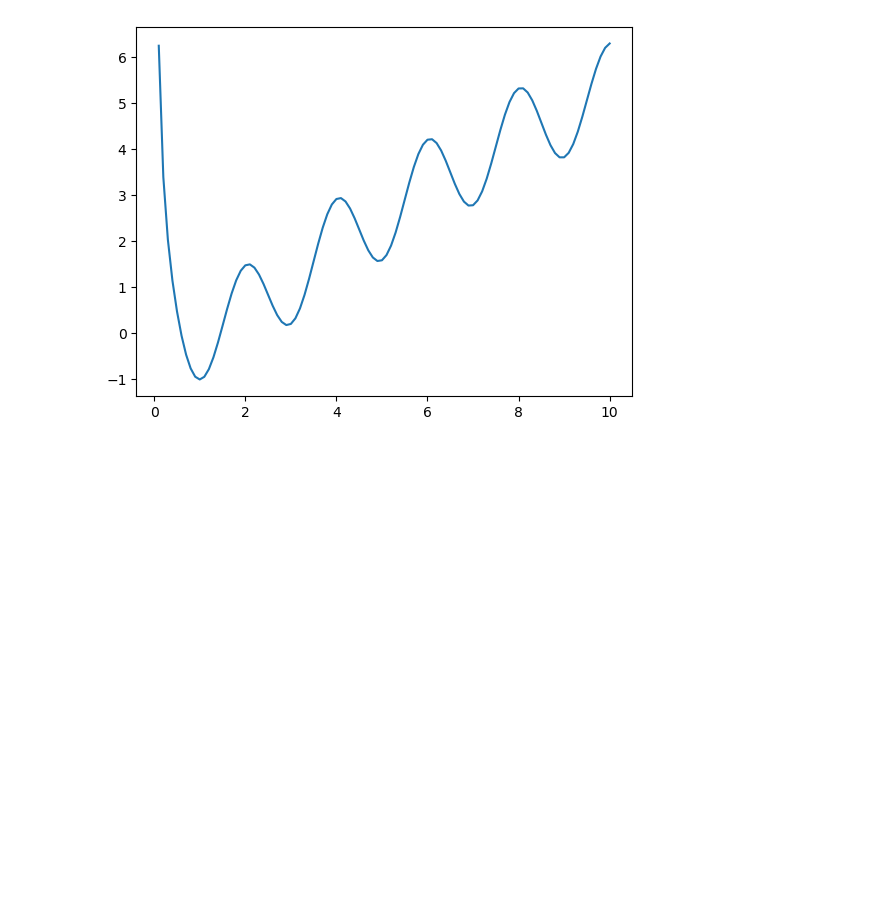
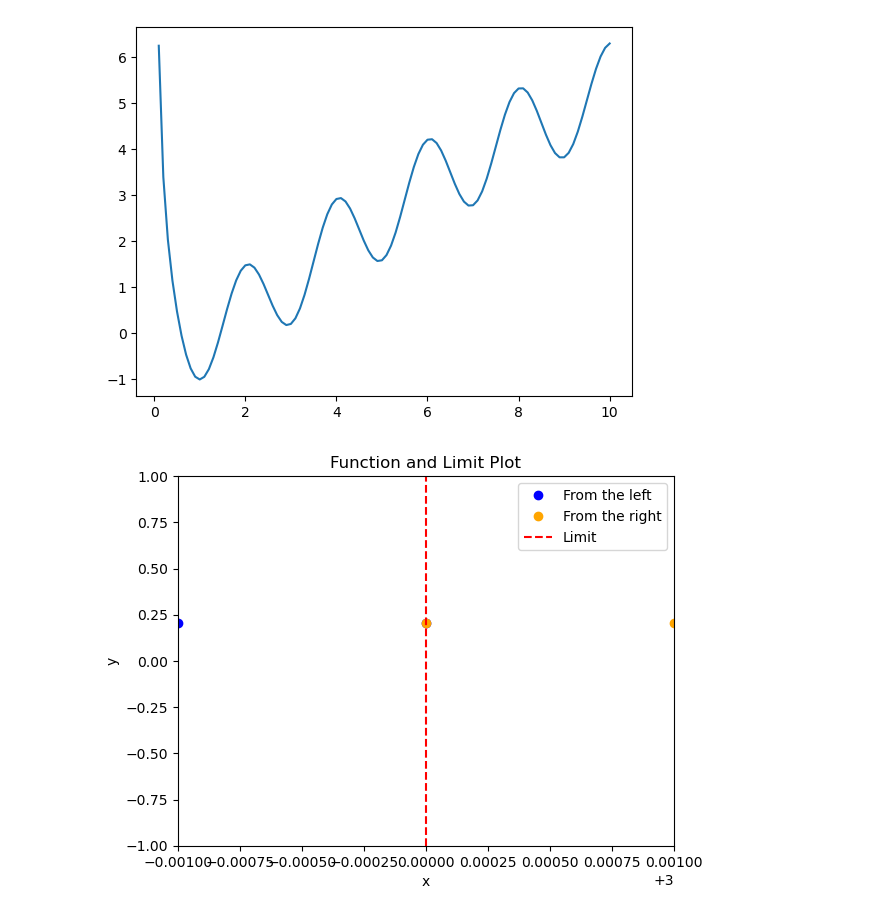
Before and after one commit to matansharon/Calculas, a Jupyter notebook: Section4.ipynb, the cells around one changed output. Saved outputs shown, nothing was run; the diff lists cells and outputs as text; code cells hidden in the pictures; blank space fills up the shorter version.

```diff
--- a/Section4.ipynb
+++ b/Section4.ipynb
@@ -167,3 +167,28 @@ plt.plot(x_vals, y_vals)
 plt.show()
 # %% [output]
 [figure]
+# %%
+import numpy as np
+import matplotlib.pyplot as plt
+
+# Define the function
+def f(x):
+    return np.cos(x*np.pi) + np.log(x)**2
+
+# Define the values of x to plot
+x_left = np.linspace(2, 3, 1000)
+x_right = np.linspace(3, 4, 1000)
+
+# Plot the function from the left and right sides
+plt.plot(x_left, f(x_left), 'bo', label='From the left')
+plt.plot(x_right, f(x_right), 'o', color='orange', label='From the right')
+plt.axvline(x=3, color='r', linestyle='--', label='Limit')
+plt.title('Function and Limit Plot')
+plt.xlabel('x')
+plt.ylabel('y')
+plt.xlim(2.999, 3.001)
+plt.ylim(-1, 1)
+plt.legend()
+plt.show()
+# %% [output]
+[figure, added]
```
